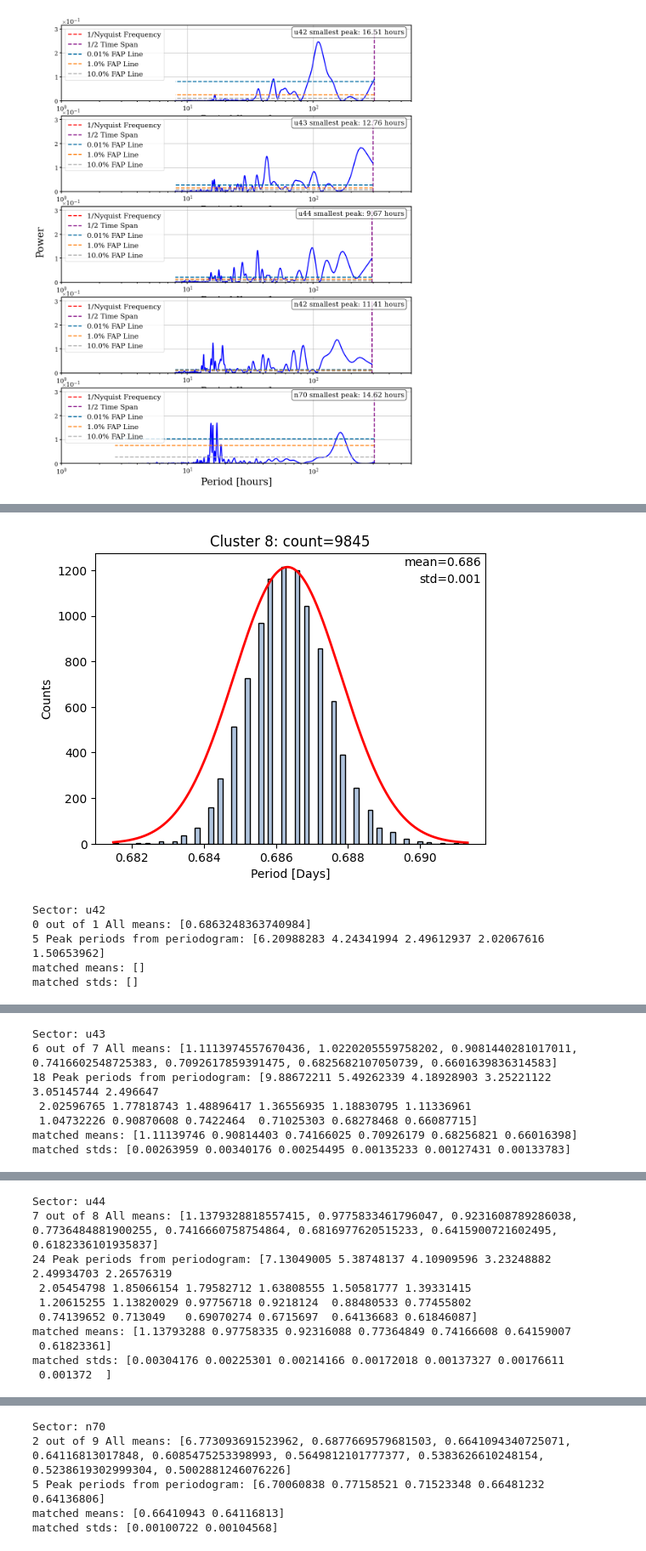
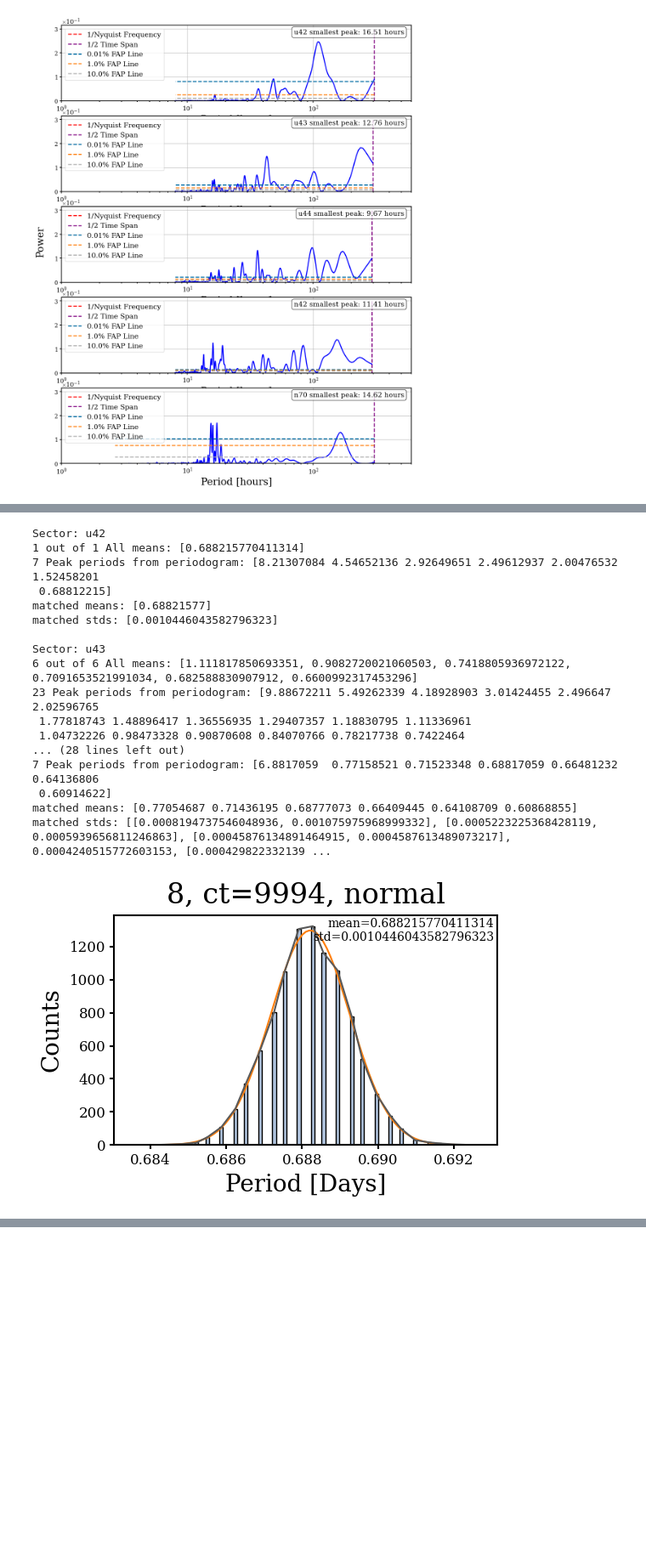
Before and after one commit to kenny-phan/tess-ice-giants, a Jupyter notebook: tess-ice-giants/frequency_analysis/tutorial.ipynb, the cells around one changed output, grey strips where cells are left out. Shown at 85% size. Cells and saved outputs as stored; diff of their text form; code cells hidden in the pictures; blank space fills up the shorter version.

```diff
--- a/tess-ice-giants/frequency_analysis/tutorial.ipynb
+++ b/tess-ice-giants/frequency_analysis/tutorial.ipynb
@@ -112,25 +107,36 @@ save_bootstrap(lc_list,
 # %%
 # now, cluster the bootstrapped periodograms with dbscan (30s)
 from bootstrap import save_cluster
 
 periodogram_list = []
 bootstrap_list = []
 for sector in planet_sectors:
     periodogram_list.append(np.load(data_dir + "periodograms/" + bpps_dir + f"{sector}_periodogram.npz"))
     bootstrap_list.append(np.load(data_dir + "bootstrap/" + bpps_dir + f"{sector}_bootstrap.npz")["peak_periods"])
 
 save_cluster(periodogram_list,
              bootstrap_list,
              [f"{sector}" for sector in planet_sectors],
              data_dir + "clusters/" + bpps_dir,
              eps_arr=[0.001, 0.001, 0.001, 0.001, 0.005], tolerance= 0.005,
              n_cols=3,
-             pass_frac=0.8,
-             plot=True)
+             pass_frac=0.8,figdir=supfigdir)
 # %% [output]
+Sector: u42
+1 out of 1 All means: [0.688215770411314]
+7 Peak periods from periodogram: [8.21307084 4.54652136 2.92649651 2.49612937 2.00476532 1.52458201
+ 0.68812215]
+matched means: [0.68821577]
+matched stds: [0.0010446043582796323]
+
+Sector: u43
+6 out of 6 All means: [1.111817850693351, 0.9082720021060503, 0.7418805936972122, 0.7091653521991034, 0.682588830907912, 0.6600992317453296]
+23 Peak periods from periodogram: [9.88672211 5.49262339 4.18928903 3.01424455 2.496647   2.02596765
+ 1.77818743 1.48896417 1.36556935 1.29407357 1.18830795 1.11336961
+ 1.04732226 0.98473328 0.90870608 0.84070766 0.78217738 0.7422464
+... (28 lines left out)
+7 Peak periods from periodogram: [6.8817059  0.77158521 0.71523348 0.68817059 0.66481232 0.64136806
+ 0.60914622]
+matched means: [0.77054687 0.71436195 0.68777073 0.66409445 0.64108709 0.60868855]
+matched stds: [[0.0008194737546048936, 0.001075975968999332], [0.0005223225368428119, 0.0005939656811246863], [0.00045876134891464915, 0.0004587613489073217], 0.0004240515772603153, [0.000429822332139 ...
-[figure, old version]
+[figure, new version]
-Sector: u42
-0 out of 1 All means: [0.6863248363740984]
-5 Peak periods from periodogram: [6.20988283 4.24341994 2.49612937 2.02067616 1.50653962]
-matched means: []
-matched stds: []
@@ -138,7 +143,0 @@ matched stds: []
-Sector: u43
-6 out of 7 All means: [1.1113974557670436, 1.0220205559758202, 0.9081440281017011, 0.7416602548725383, 0.7092617859391475, 0.6825682107050739, 0.6601639836314583]
-18 Peak periods from periodogram: [9.88672211 5.49262339 4.18928903 3.25221122 3.05145744 2.496647
- 2.02596765 1.77818743 1.48896417 1.36556935 1.18830795 1.11336961
- 1.04732226 0.90870608 0.7422464  0.71025303 0.68278468 0.66087715]
-matched means: [1.11139746 0.90814403 0.74166025 0.70926179 0.68256821 0.66016398]
-matched stds: [0.00263959 0.00340176 0.00254495 0.00135233 0.00127431 0.00133783]
@@ -146,10 +144,0 @@ matched stds: [0.00263959 0.00340176 0.00254495 0.00135233 0.00127431 0.00133783
-Sector: u44
-7 out of 8 All means: [1.1379328818557415, 0.9775833461796047, 0.9231608789286038, 0.7736484881900255, 0.7416660758754864, 0.6816977620515233, 0.6415900721602495, 0.6182336101935837]
-24 Peak periods from periodogram: [7.13049005 5.38748137 4.10909596 3.23248882 2.49934703 2.26576319
- 2.05454798 1.85066154 1.79582712 1.63808555 1.50581777 1.39331415
- 1.20615255 1.13820029 0.97756718 0.9218124  0.88480533 0.77455802
- 0.74139652 0.713049   0.69070274 0.6715697  0.64136683 0.61846087]
-matched means: [1.13793288 0.97758335 0.92316088 0.77364849 0.74166608 0.64159007
- 0.61823361]
-matched stds: [0.00304176 0.00225301 0.00214166 0.00172018 0.00137327 0.00176611
- 0.001372  ]
@@ -169,8 +147,3 @@ matched stds: [0.00158472 0.00136119 0.00119218 0.00132042 0.00138157 0.00114909
-Sector: n70
-2 out of 9 All means: [6.773093691523962, 0.6877669579681503, 0.6641094340725071, 0.64116813017848, 0.6085475253398993, 0.5649812101777377, 0.5383626610248154, 0.5238619302999304, 0.5002881246076226]
-5 Peak periods from periodogram: [6.70060838 0.77158521 0.71523348 0.66481232 0.64136806]
-matched means: [0.66410943 0.64116813]
-matched stds: [0.00100722 0.00104568]
 # %%
 # next lets import in some wind equations to interpret the frequencies we found
 from wind_equations import *
```
Also changed, not shown: parts of 3 cells of this notebook, 1 other file.
